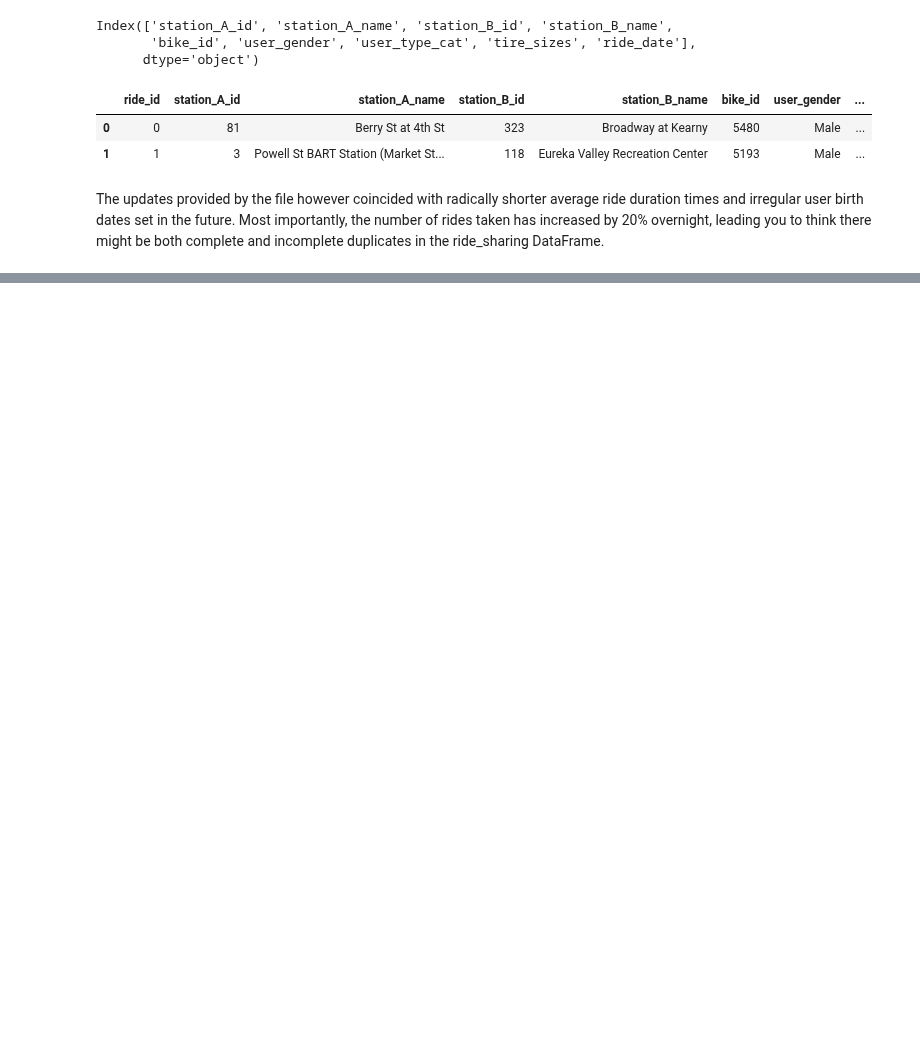
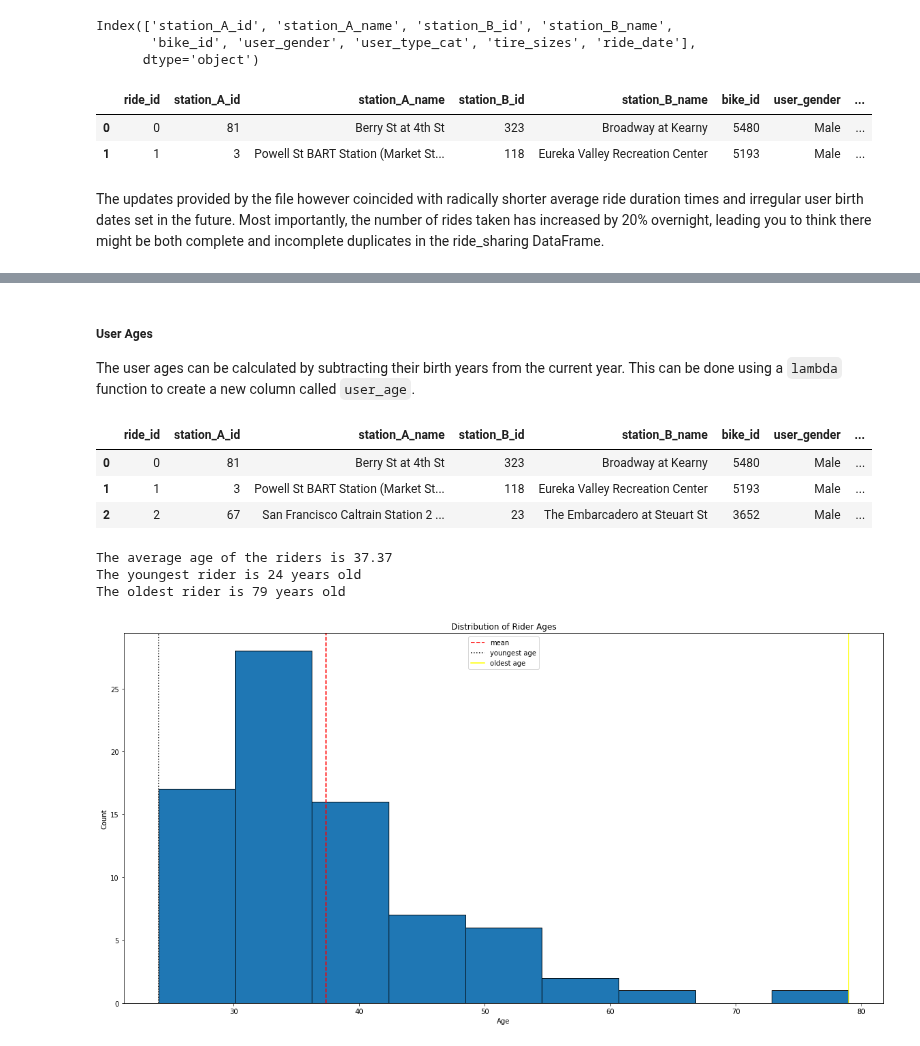
Before and after one commit to joeelorm/Projects, a Jupyter notebook: Data Cleaning/Data Cleaning.ipynb, the cells around one changed output, grey strips where cells are left out. Cells and saved outputs as stored; diff of their text form; code cells hidden in the pictures; blank space fills up the shorter version.

```diff
--- a/Data Cleaning/Data Cleaning.ipynb
+++ b/Data Cleaning/Data Cleaning.ipynb
@@ -340,0 +426,3 @@ The updates provided by the file however coincided with radically shorter averag
+# %%
+#Setting the birth year from 2060 to 1992
+ride_sharing_sub.loc[ride_sharing_sub['user_birth_year'] == 2060, 'user_birth_year'] = 1992
@@ -340,0 +455,42 @@ The updates provided by the file however coincided with radically shorter averag
+# %% [markdown]
+##### User Ages
+The user ages can be calculated by subtracting their birth years from the current year. This can be done using a `lambda` function to create a new column called `user_age`.
+# %%
+#Calculating user ages
+ride_sharing_sub['user_age'] = ride_sharing_sub.apply(lambda row: today.year - row['user_birth_year'], axis = 1)
+# %%
+ride_sharing_sub.head(3)
+# %% [output]
+|  | ride_id | station_A_id | station_A_name | station_B_id | station_B_name | bike_id | user_gender | ... |
+| 0 | 0 | 81 | Berry St at 4th St | 323 | Broadway at Kearny | 5480 | Male | ... |
+| 1 | 1 | 3 | Powell St BART Station (Market St... | 118 | Eureka Valley Recreation Center | 5193 | Male | ... |
+| 2 | 2 | 67 | San Francisco Caltrain Station 2 ... | 23 | The Embarcadero at Steuart St | 3652 | Male | ... |
+# %%
+#General statistics of the ages of the riders
+user_ages = ride_sharing_sub['user_age'].values
+mean_age = np.mean(user_ages)
+youngest_age = np.min(user_ages)
+oldest_age = np.max(user_ages)
+print('The average age of the riders is {:.2f}'.format(mean_age))
+print('The youngest rider is {} years old'.format(youngest_age))
+print('The oldest rider is {} years old'.format(oldest_age))
+# %% [output]
+The average age of the riders is 37.37
+The youngest rider is 24 years old
+The oldest rider is 79 years old
+# %%
+#Setting the number of bins for the histogram
+n_bins = round(np.sqrt(len(user_ages)))
+#Plotting the age distributions
+plt.figure(figsize = (20, 10))
+plt.hist(user_ages, edgecolor = 'black', bins = n_bins)
+plt.axvline(mean_age, color = 'red', label = 'mean', linestyle = 'dashed')
+plt.axvline(youngest_age, color = 'black', label = 'youngest age', linestyle = 'dotted')
+plt.axvline(oldest_age, color = 'yellow', label = 'oldest age', linestyle = 'solid')
+plt.title('Distribution of Rider Ages')
+plt.xlabel('Age')
+plt.ylabel('Count')
+plt.legend()
+plt.show()
+# %% [output]
+[figure, added]
```
Also changed, not shown: parts of 18 cells of this notebook.
